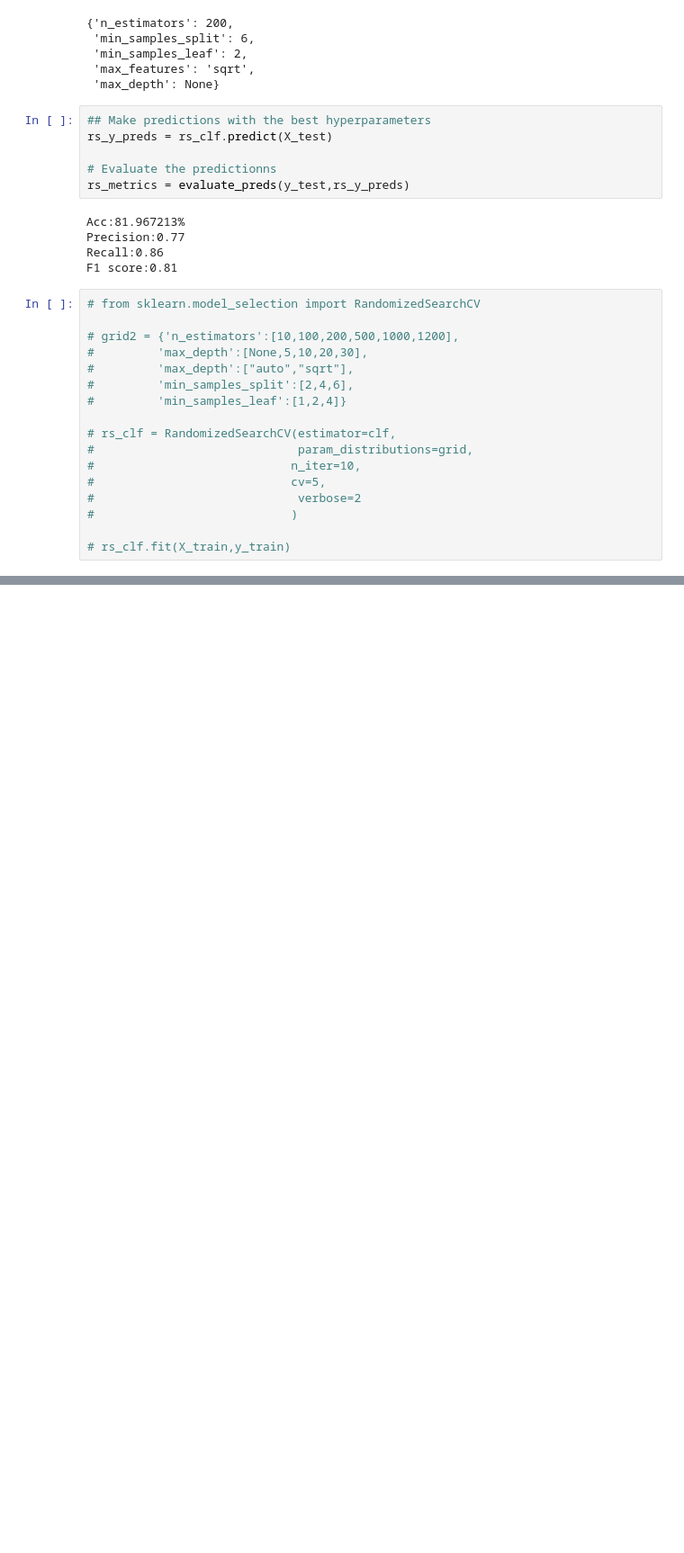
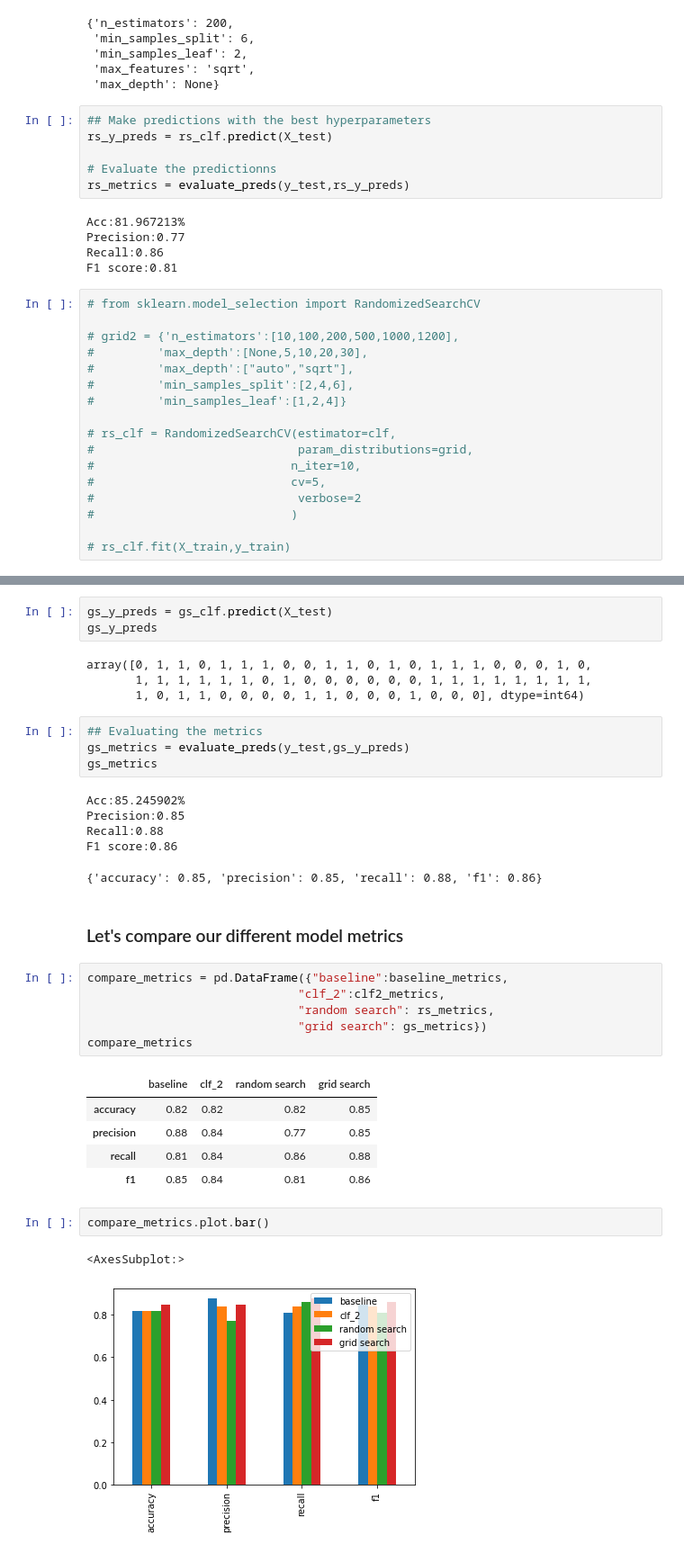
Before and after one commit to sumit-mandal/Machine-Learning-Complete-3, a Jupyter notebook: SkLearn/Tuning_Hyperparameter.ipynb, the cells around one changed output, grey strips where cells are left out. Shown at 90% size. Saved outputs shown, nothing was run; the diff lists cells and outputs as text; blank space fills up the shorter version.

```diff
--- a/SkLearn/Tuning_Hyperparameter.ipynb
+++ b/SkLearn/Tuning_Hyperparameter.ipynb
@@ -308,0 +429,36 @@ F1 score:0.81
+# %%
+gs_y_preds = gs_clf.predict(X_test)
+gs_y_preds
+# %% [output]
+array([0, 1, 1, 0, 1, 1, 1, 0, 0, 1, 1, 0, 1, 0, 1, 1, 1, 0, 0, 0, 1, 0,
+       1, 1, 1, 1, 1, 1, 0, 1, 0, 0, 0, 0, 0, 0, 1, 1, 1, 1, 1, 1, 1, 1,
+       1, 0, 1, 1, 0, 0, 0, 0, 1, 1, 0, 0, 0, 1, 0, 0, 0], dtype=int64)
+# %%
+## Evaluating the metrics
+gs_metrics = evaluate_preds(y_test,gs_y_preds)
+gs_metrics
+# %% [output]
+Acc:85.245902%
+Precision:0.85
+Recall:0.88
+F1 score:0.86
+{'accuracy': 0.85, 'precision': 0.85, 'recall': 0.88, 'f1': 0.86}
+# %% [markdown]
+### Let's compare our different model metrics
+# %%
+compare_metrics = pd.DataFrame({"baseline":baseline_metrics,
+                              "clf_2":clf2_metrics,
+                              "random search": rs_metrics,
+                              "grid search": gs_metrics})
+compare_metrics
+# %% [output]
+|  | baseline | clf_2 | random search | grid search |
+| accuracy | 0.82 | 0.82 | 0.82 | 0.85 |
+| precision | 0.88 | 0.84 | 0.77 | 0.85 |
+| recall | 0.81 | 0.84 | 0.86 | 0.88 |
+| f1 | 0.85 | 0.84 | 0.81 | 0.86 |
+# %%
+compare_metrics.plot.bar()
+# %% [output]
+<AxesSubplot:>
+[figure, added]
```
Also changed, not shown: parts of 15 cells of this notebook, 2 other files.
